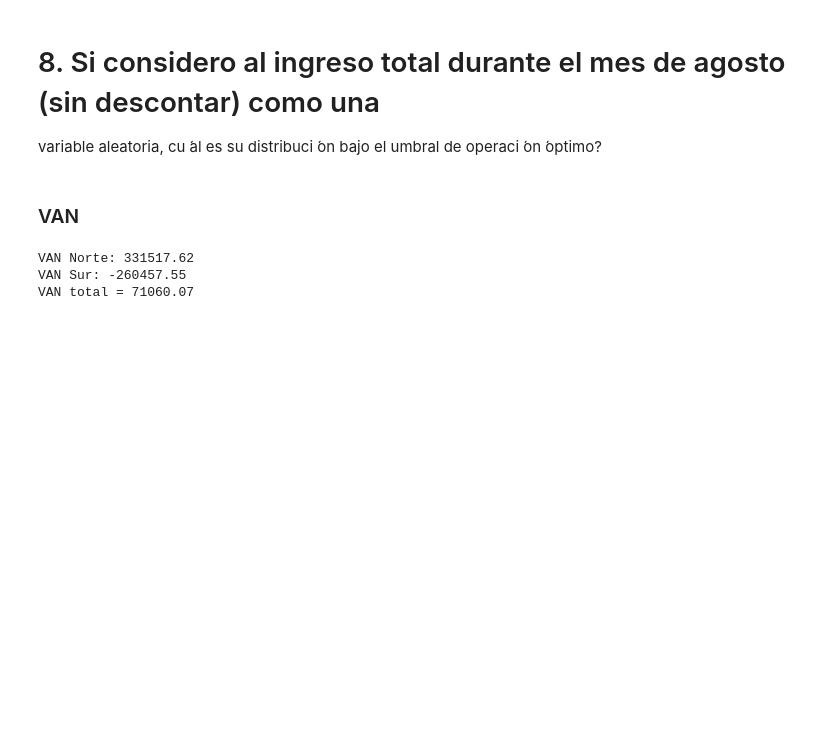
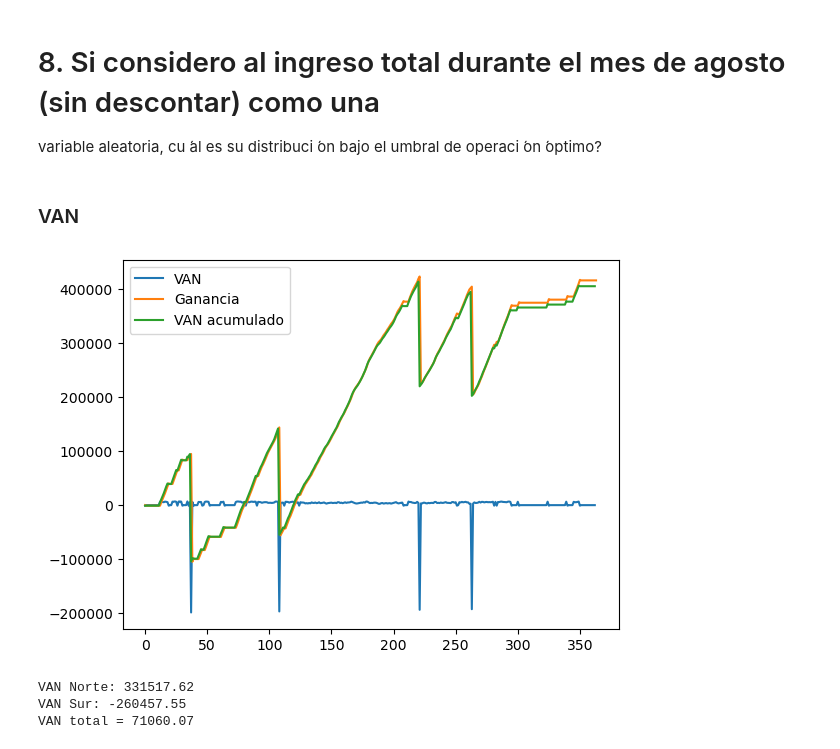
Before and after one commit to GuidoDSalem/TP---AplicacionesComputacionales, a Jupyter notebook: main limpio.ipynb, the cells around one changed output. Drawn from its saved outputs; the diff is of its cells as text; code cells hidden in the pictures; blank space fills up the shorter version.

```diff
--- a/main limpio.ipynb
+++ b/main limpio.ipynb
@@ -470,6 +469,32 @@ def van(ganancia):
     tasaDescuento = [np.exp(-INTEREST_RATE*i/365) for i in range(dia_a_dia.shape[1])]
 
     return np.sum(dia_a_dia * tasaDescuento)
+# %%
+import numpy as np
+
+INTEREST_RATE = 0.05  # tasa de interés de ejemplo
+
+def van(ganancia):
+    dia_a_dia = np.diff(ganancia, axis=1)
+    # print(dia_a_dia.shape)
+    tasaDescuento = [np.exp(-INTEREST_RATE * i / 365) for i in range(dia_a_dia.shape[1])]
+    return dia_a_dia * tasaDescuento
+
+
+
+gananciaNorte, gananciaSur,isOnNorte,isOnSur, roturaNorte, roturaSur = ganancia(simulations[0], simulations[1], 7)
+
+vanNorte = van(gananciaNorte)
+cumSumNorte = np.cumsum(vanNorte, axis=1)
+
+#plot
+plt.plot(vanNorte[0][:-1])
+plt.plot(gananciaNorte[0][:-1])
+plt.plot(cumSumNorte[0][:-1])
+plt.legend(["VAN", "Ganancia", "VAN acumulado"])
+plt.show()
+# %% [output]
+[figure, added]
 # %%
 m = 50
 n = 365
```
Also changed, not shown: parts of 7 cells of this notebook.
